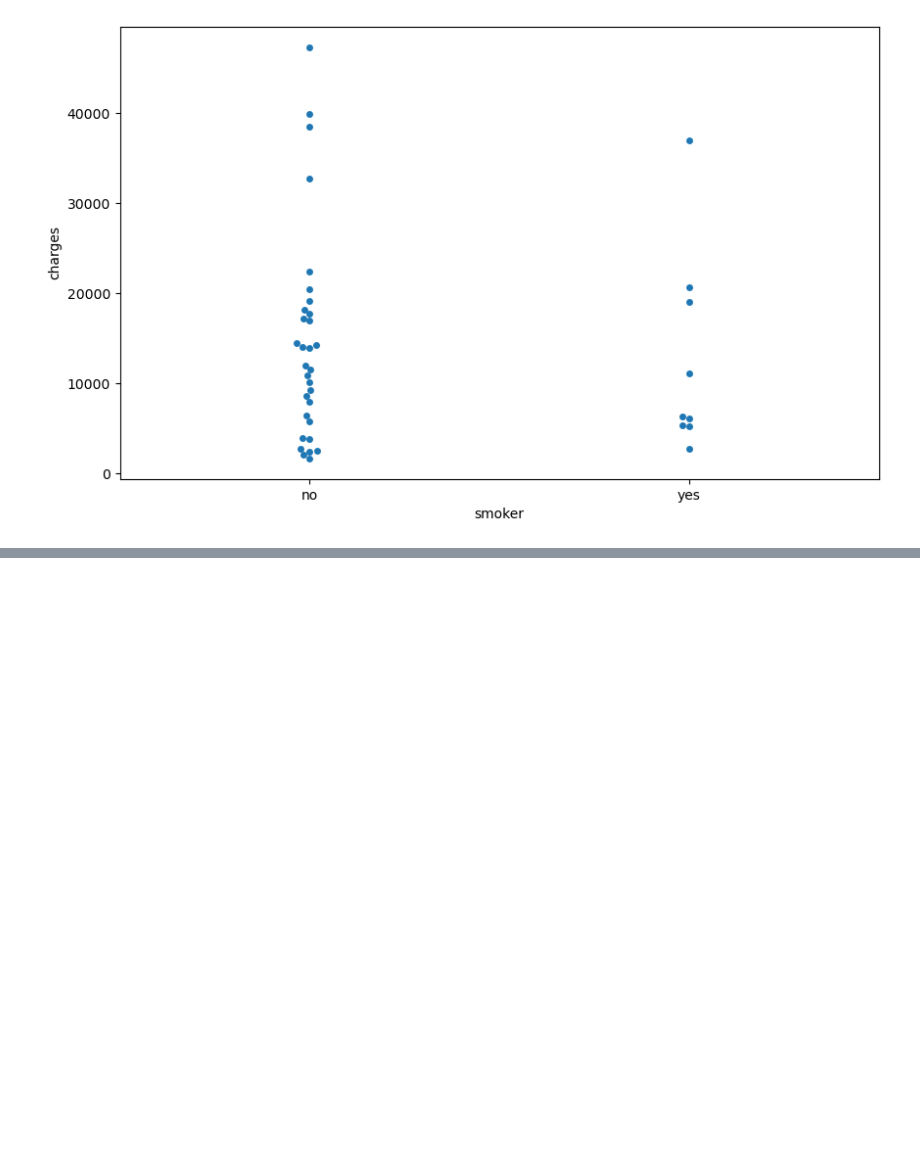
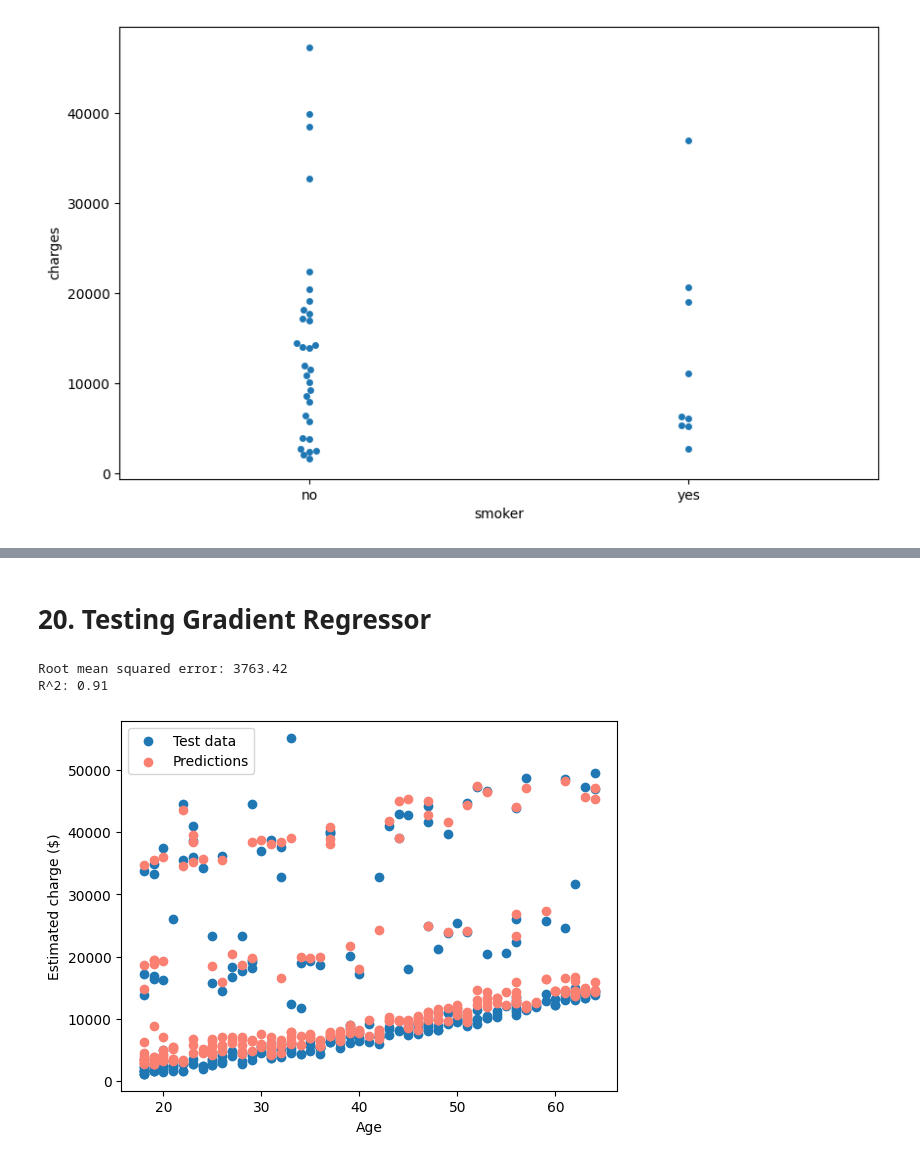
Before and after one commit to leomonteiro92/machine-learning-classes, a Jupyter notebook: tech_challenge_fase_i.ipynb, the cells around one changed output, grey strips where cells are left out. Drawn from its saved outputs; the diff is of its cells as text; code cells hidden in the pictures; blank space fills up the shorter version.

```diff
--- a/tech_challenge_fase_i.ipynb
+++ b/tech_challenge_fase_i.ipynb
@@ -230,0 +277,32 @@ plt.show()
+# %% [markdown]
+# 20. Testing Gradient Regressor
+# %%
+# # gs_params = {
+# #     'n_estimators': [50, 100, 200],
+# #     'max_depth': [3, 5, 7],
+# #     'min_samples_split': [2, 3, 4],
+# #     'learning_rate': [0.01, 0.1, 1],
+# # }
+
+# gb_model = GridSearchCV(GradientBoostingRegressor(), gs_params, cv=5)
+# gb_model.fit(X_train, y_train.values.ravel())
+# gb_model.best_params_
+
+gb_model = GradientBoostingRegressor(n_estimators=50, max_depth=3, min_samples_split=2, learning_rate=0.1, random_state=42)
+gb_model.fit(X_train, y_train.values.ravel())
+gb_predictions = gb_model.predict(X_test)
+
+print('Root mean squared error: %.2f' % metrics.root_mean_squared_error(y_test, gb_predictions))
+print('R^2: %.2f' % metrics.r2_score(y_test, gb_predictions))
+# %% [output]
+Root mean squared error: 3763.42
+R^2: 0.91
+# %%
+plt.scatter(X_test_original["age"], y_test, label="Test data")
+plt.scatter(X_test_original["age"], gb_predictions, color="salmon", label="Predictions")
+plt.xlabel("Age")
+plt.ylabel("Estimated charge ($)")
+plt.legend()
+plt.show()
+# %% [output]
+[figure, added]
```
Also changed, not shown: parts of 29 cells of this notebook.
